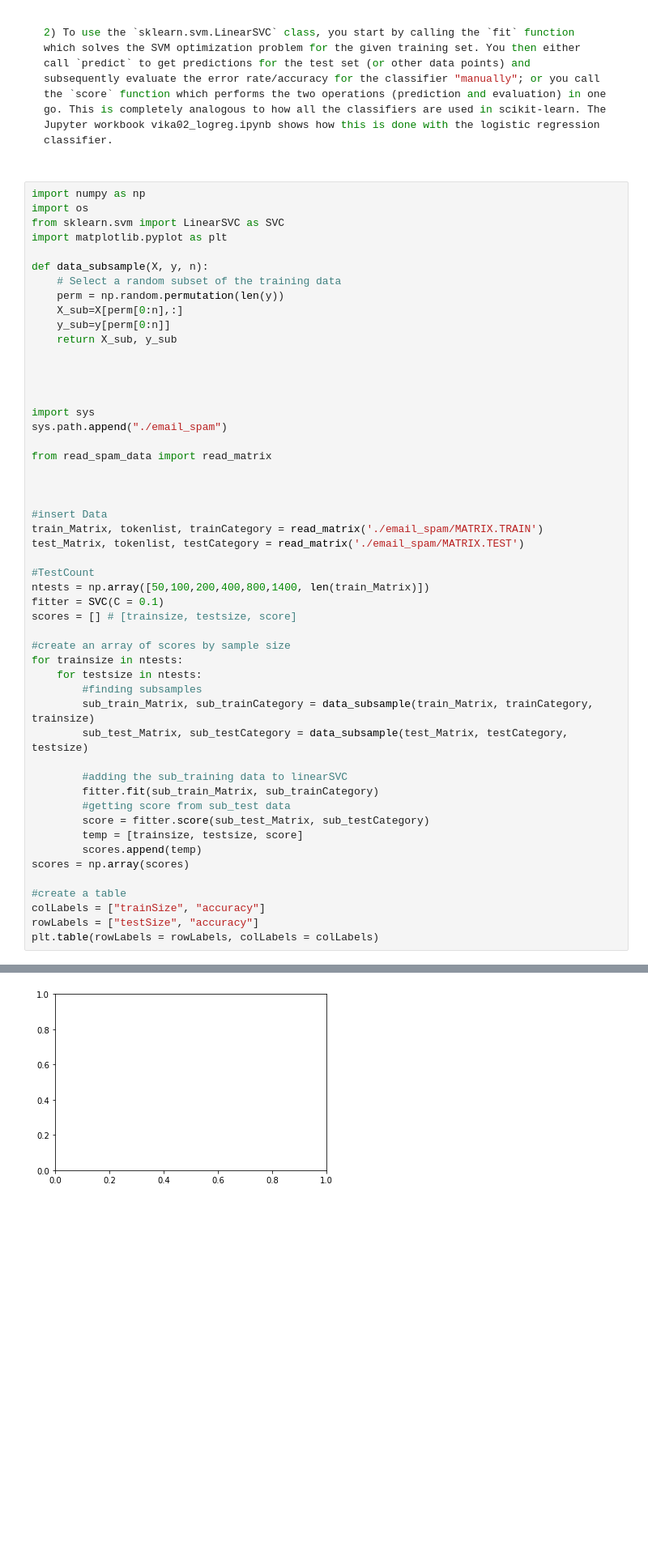
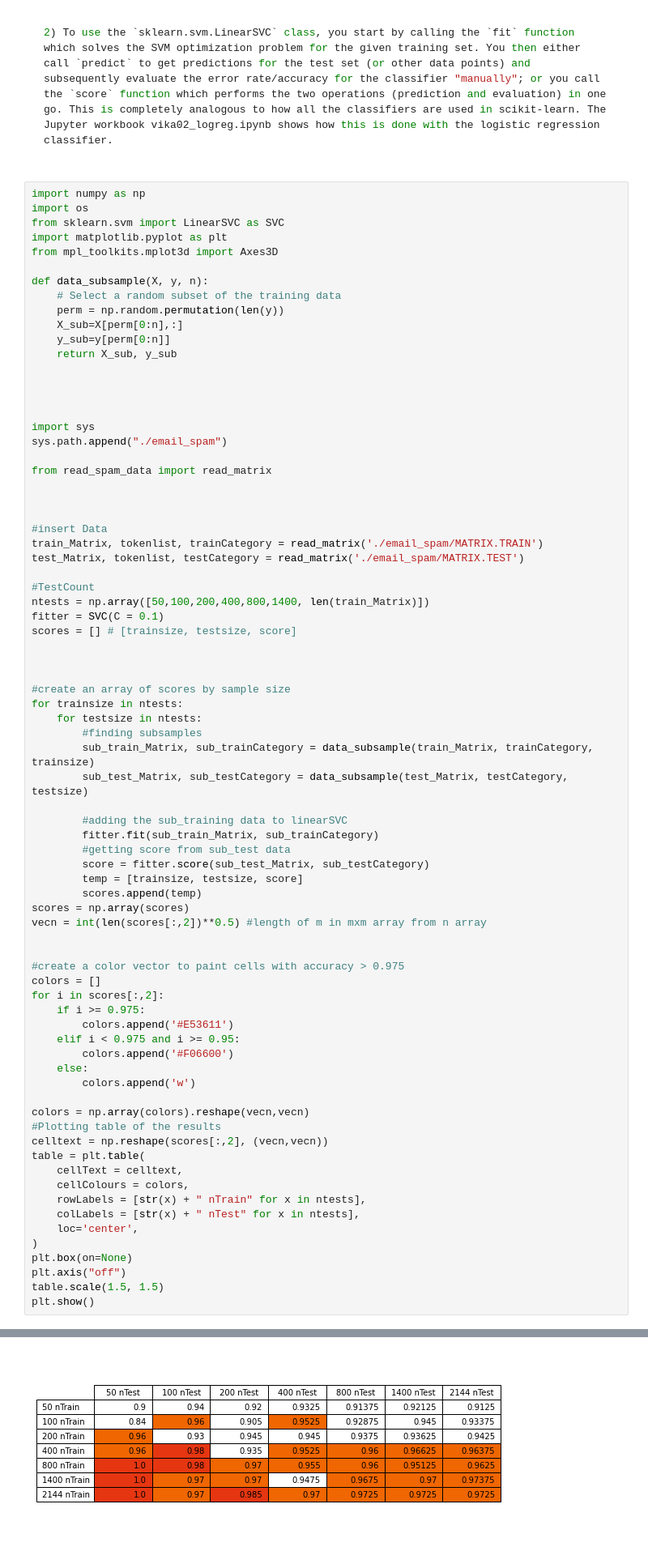
Before and after one commit to alli959/artificial-intelligence, a Jupyter notebook: homework03/homework03.ipynb, the cells around one changed output, grey strips where cells are left out. Shown: that part at 81% size. Cells and saved outputs as stored; diff of their text form; blank space fills up the shorter version.

```diff
--- a/homework03/homework03.ipynb
+++ b/homework03/homework03.ipynb
@@ -63,6 +63,7 @@ import numpy as np
 import os
 from sklearn.svm import LinearSVC as SVC
 import matplotlib.pyplot as plt
+from mpl_toolkits.mplot3d import Axes3D
 
 def data_subsample(X, y, n):
     # Select a random subset of the training data
@@ -90,6 +91,8 @@ ntests = np.array([50,100,200,400,800,1400, len(train_Matrix)])
 fitter = SVC(C = 0.1)
 scores = [] # [trainsize, testsize, score]
 
+
+
 #create an array of scores by sample size
 for trainsize in ntests:
     for testsize in ntests:
@@ -104,9 +107,31 @@ for trainsize in ntests:
         temp = [trainsize, testsize, score]
         scores.append(temp)
 scores = np.array(scores)
+vecn = int(len(scores[:,2])**0.5) #length of m in mxm array from n array
 
-#create a table
-colLabels = ["trainSize", "accuracy"]
-rowLabels = ["testSize", "accuracy"]
-plt.table(rowLabels = rowLabels, colLabels = colLabels)
+
+#create a color vector to paint cells with accuracy > 0.975
+colors = []
+for i in scores[:,2]:
+    if i >= 0.975:
+        colors.append('#E53611')
+    elif i < 0.975 and i >= 0.95:
+        colors.append('#F06600')
+    else:
+        colors.append('w')
+
+colors = np.array(colors).reshape(vecn,vecn)
+#Plotting table of the results
+celltext = np.reshape(scores[:,2], (vecn,vecn))
+table = plt.table(
+    cellText = celltext,
+    cellColours = colors,
+    rowLabels = [str(x) + " nTrain" for x in ntests],
+    colLabels = [str(x) + " nTest" for x in ntests],
+    loc='center',
+)
+plt.box(on=None)
+plt.axis("off")
+table.scale(1.5, 1.5)
+plt.show()
 # %% [output]
@@ -114 +138 @@ ValueError: At least one argument from "cellColours" or "cellText" must be provi
-[figure, old version]
+[figure, new version]
```
Also changed, not shown: parts of 3 cells of this notebook.
